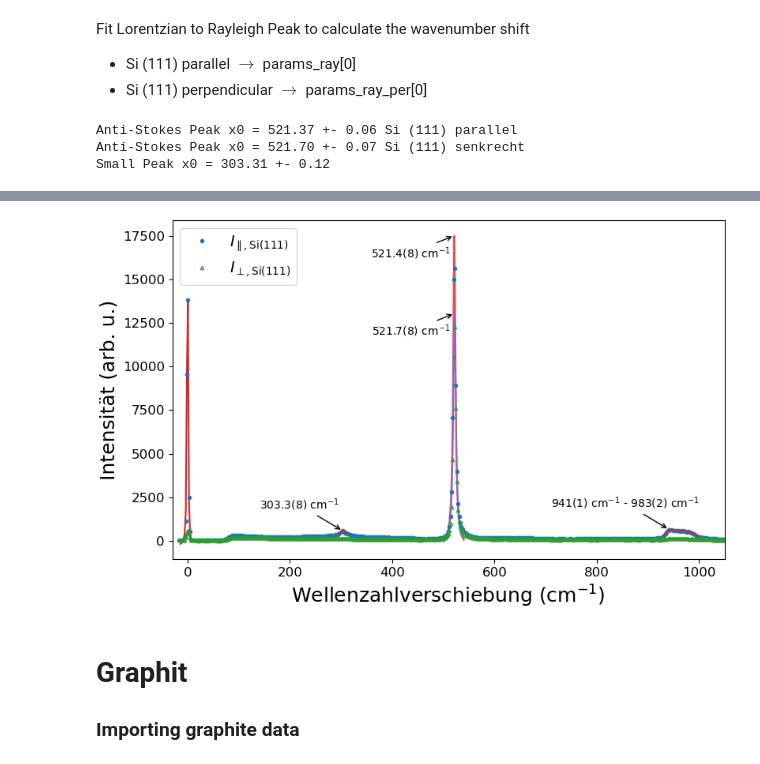
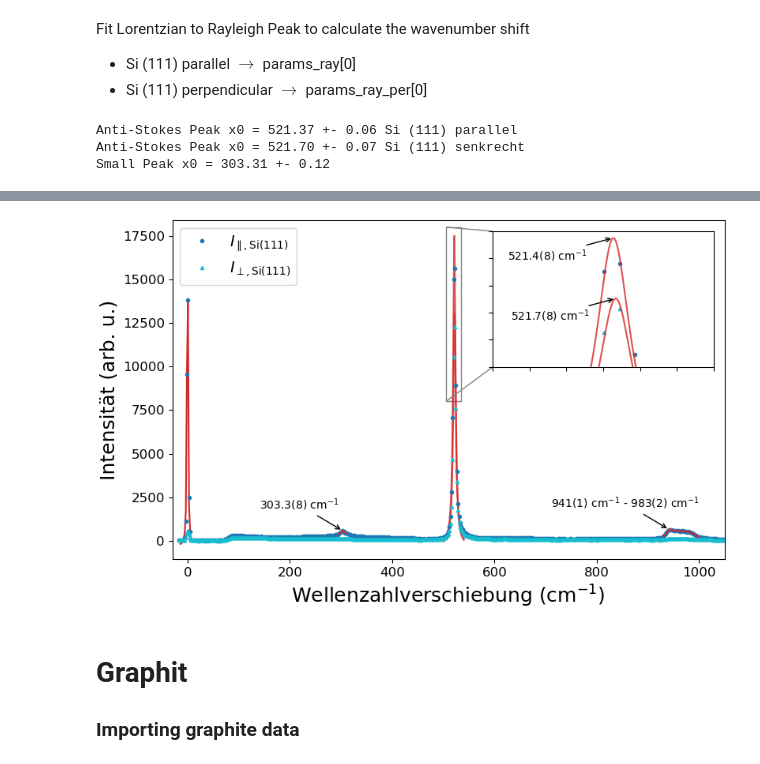
Before and after one commit to phoenixtoash/P60_Auswertung, a Jupyter notebook: notebook.ipynb, the cells around one changed output, grey strips where cells are left out. Drawn from its saved outputs; the diff is of its cells as text; code cells hidden in the pictures.

Commit message:
inset success

```diff
--- a/notebook.ipynb
+++ b/notebook.ipynb
@@ -682,23 +689,23 @@ params_so_par_error = np.sqrt(np.diag(cov_so_par))
 fig, ax = plt.subplots(figsize=(8,5), constrained_layout=True)
 
 
-# 520 1/cm plot
-ax.plot(x_as_peak, lorentzian(x_as_peak, *params_as_par), c=colors[3], alpha=0.8)
-
-
-
-
 
 
 # Si (111) perpendicular
 # ax.plot(df_si111_perpendicular['Wavenumber_shifted'], df_si111_perpendicular['Intensity'], marker='o', ms=2, label=r'$\mathit{I}_{\perp, Si(111)}$',
 #         ls='', c=colors[2], alpha=1)
 
-# Si (111) perpendicular 521 1/cm
-ax.plot(x_as_peak, lorentzian(x_as_peak, *params_as_per), c=colors[4], alpha=1)
 
 
-# Rayleigh Peak plot 0 1/cm
+# 520 1/cm parallel
+ax.plot(x_as_peak, lorentzian(x_as_peak, *params_as_par), c=colors[3], alpha=0.8)
+
+
+# 521 1/cm perpendicular
+ax.plot(x_as_peak, lorentzian(x_as_peak, *params_as_per), c=colors[3], alpha=0.8)
+
+
+# Rayleigh Peak plot 0 1/cm both
 ax.plot(xdata_si111_par_ray, lorentzian(xdata_si111_par_ray, *params_si111_par_ray), c=colors[3], alpha=1)
 ax.plot(xdata_si111_per_ray, lorentzian(xdata_si111_per_ray, *params_si111_per_ray), c=colors[3], alpha=1)
 
@@ -712,13 +719,13 @@ ax.plot(df_si111_parallel['Wavenumber_shifted'], df_si111_parallel['Intensity'],
 
 # Si (111) perpendicular plot
 ax.plot(df_si111_perpendicular['Wavenumber_shifted'], df_si111_perpendicular['Intensity'], marker='^', ms=3, label=r'$\mathit{I}_{\perp, Si(111)}$',
-        ls='', c=colors[2], alpha=1, fillstyle='none')
+        ls='', c=colors[9], alpha=1, fillstyle='full')
 
 
-# 303 1/cm plot
+# 303 1/cm plot parallel
 ax.plot(xdata_small_peak_par, lorentzian(xdata_small_peak_par, *params_sp_par), c=colors[3], alpha=1)
 
-# 941 1/cm - 985 1/cm plot
+# 941 1/cm - 985 1/cm plot parallel
 ax.plot(xdata_second_order, four_lorentzian(xdata_second_order, *params_so_par), c=colors[3], alpha=1)
 # ax.plot(x_900_1100, lorentzian(x_900_1100, *(list(params_so_par[0:3]) + [params_so_par[-1]])), c=colors[4])
 # ax.plot(x_900_1100, lorentzian(x_900_1100, *(list(params_so_par[3:6]) + [params_so_par[-1]])), c=colors[4])
@@ -735,30 +742,28 @@ ax.annotate(text=f'{params_sp_par[0]:.1f}({sum_of_errors([params_sp_par_error[0]
             xy= (params_sp_par[0], params_sp_par[2] + params_sp_par[-1]),
             xytext=(-40,20), **annotate_params)
 
-# 521-522 1/cm annotation combined
+# # 521-522 1/cm annotation combined
 # ax.annotate(text=f'{(params_as_par[0]+params_as_per[0])/2:.1f}({sum_of_errors([params_as_par_error[0], params_as_per_error[0], wavenumber_error])*10:.0f})' + r' $cm^{-1}$',
 #             xy= (params_as_par[0], params_as_par[2] + params_as_par[-1]),
 #             xytext=(-40,-20), **annotate_params)
 
-ax.annotate(text=f'{params_as_par[0]:.1f}({sum_of_errors([params_as_par_error[0], wavenumber_error])*10:.0f})' + r' $cm^{-1}$',
-            xy= (params_as_par[0], params_as_par[2] + params_as_par[-1]),
-            xytext=(-40,-20), **annotate_params)
+
+# # 521 1/cm parallel
+# ax.annotate(text=f'{params_as_par[0]:.1f}({sum_of_errors([params_as_par_error[0], wavenumber_error])*10:.0f})' + r' $cm^{-1}$',
+#             xy= (params_as_par[0], params_as_par[2] + params_as_par[-1]),
+#             xytext=(-40,-20), **annotate_params)
 
 
+# # 522 1/cm perpendicular
+# ax.annotate(text=f'{params_as_per[0]:.1f}({sum_of_errors([params_as_per_error[0], wavenumber_error])*10:.0f})' + r' $cm^{-1}$',
+#             xy= (params_as_per[0], params_as_per[2] + params_as_per[-1]),
+#             xytext=(-40,-20), **annotate_params)
 
-# 522 1/cm perpendicular
-ax.annotate(text=f'{params_as_per[0]:.1f}({sum_of_errors([params_as_per_error[0], wavenumber_error])*10:.0f})' + r' $cm^{-1}$',
-            xy= (params_as_per[0], params_as_per[2] + params_as_per[-1]),
-            xytext=(-40,-20), **annotate_params)
-
-# 941 1/cm - 983 1/cm
+# 941 1/cm - 983 1/cm parallel
 ax.annotate(text=f'{params_so_par[0]:.0f}({sum_of_errors([params_so_par_error[0], wavenumber_error]):.0f})'
             + r' $cm^{-1}$ - ' f'{params_so_par[9]:.0f}({sum_of_errors([params_so_par_error[9], wavenumber_error]):.0f})' r' $cm^{-1}$',
             xy= (params_so_par[0] , params_so_par[2] + params_so_par[-1] + 225),
             xytext=(-40,20), **annotate_params)
-
-
-
 
 # plot settings
 ax.set_xlabel(r'Wellenzahlverschiebung ($cm^{-1}$)', fontsize=18)
@@ -771,6 +776,42 @@ ax.set_xlim(-30,1050)
 # ax.set_xlim(875,1050)
 
 
+# Inset plot
+# Create an inset axis
+axins = inset_axes(ax, width="40%", height="40%", loc='upper right', borderpad=1)
+
+# Plot the same data in the inset
+axins.plot(df_si111_parallel['Wavenumber_shifted'], df_si111_parallel['Intensity'], marker='o', ms=3, ls='', c=colors[0], alpha=1)
+axins.plot(df_si111_perpendicular['Wavenumber_shifted'], df_si111_perpendicular['Intensity'], marker='^', ms=3, ls='', c=colors[9], alpha=1)
+axins.plot(x_as_peak, lorentzian(x_as_peak, *params_as_par), c=colors[3], alpha=0.8)
+axins.plot(x_as_peak, lorentzian(x_as_peak, *params_as_per), c=colors[3], alpha=0.8)
+
+# Set zoomed region (e.g., around 505-535 cm^-1)
+axins.set_xlim(505, 535)
+axins.set_ylim(8000, 18000)
+
+# Remove tick labels for clarity
+axins.set_xticklabels([])
+axins.set_yticklabels([])
+
+# Mark the region on the main plot
+mark_inset(ax, axins, loc1=2, loc2=3, fc="none", ec="0.5")
+
+
+
+# 521 1/cm parallel inset
+axins.annotate(text=f'{params_as_par[0]:.1f}({sum_of_errors([params_as_par_error[0], wavenumber_error])*10:.0f})' + r' $cm^{-1}$',
+            xy= (params_as_par[0], params_as_par[2] + params_as_par[-1]),
+            xytext=(-60,-20), **annotate_params)
+
+
+# 522 1/cm perpendicular inset
+axins.annotate(text=f'{params_as_per[0]:.1f}({sum_of_errors([params_as_per_error[0], wavenumber_error])*10:.0f})' + r' $cm^{-1}$',
+            xy= (params_as_per[0], params_as_per[2] + params_as_per[-1]),
+            xytext=(-60,-20), **annotate_params)
+
+
+
 #fig.savefig(r'C:\Fortgeschrittenenpraktikum\P60\Auswertung\Bilder\si111_intensity_wavenumber.pdf', dpi=300)
 #fig.savefig(r'C:\Fortgeschrittenenpraktikum\P60\Auswertung\Bilder\si111_intensity_wavenumber_secondorder.pdf', dpi=300)
 # %% [output]
@@ -781,4 +822,4 @@ Small Peak x0 = 303.31 +- 0.12
-[figure, old version]
+[figure, new version]
 # %% [markdown]
 # Graphit
 
```
Also changed, not shown: parts of 2 cells of this notebook.
